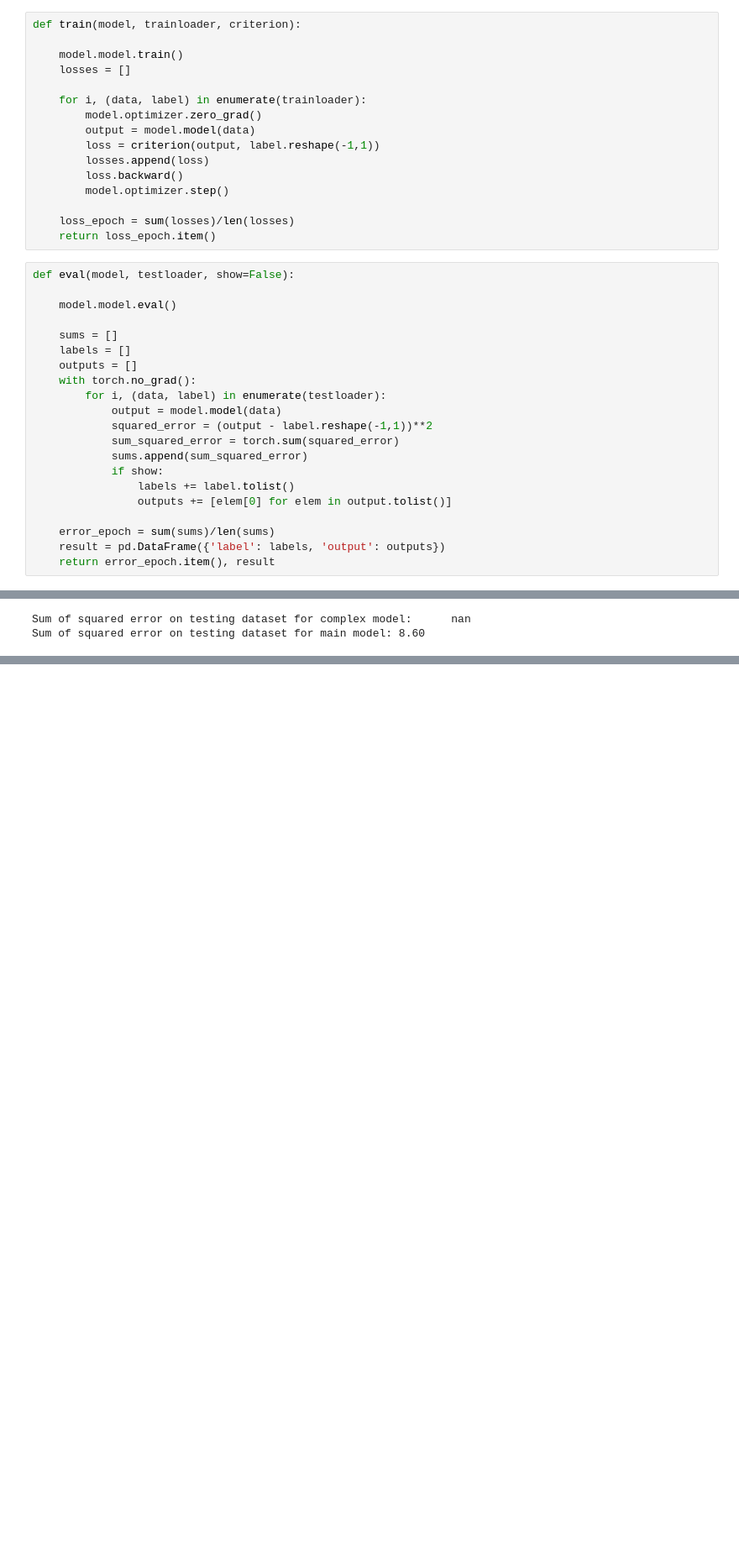
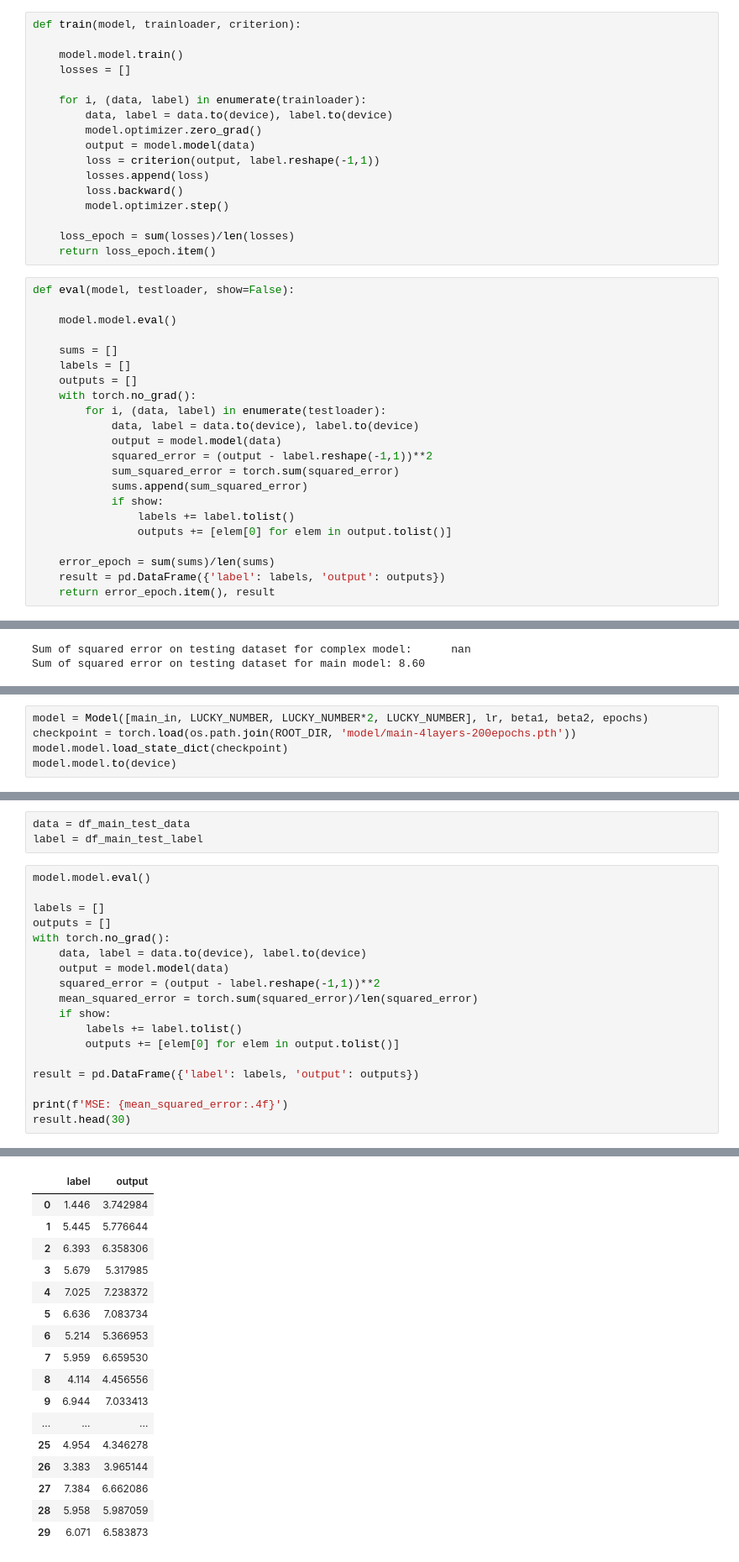
Before and after one commit to bramyeon/sicss-happiness, a Jupyter notebook: model.ipynb, the cells around one changed output, grey strips where cells are left out. Shown at 84% size. Cells and saved outputs as stored; diff of their text form; blank space fills up the shorter version.

```diff
--- a/model.ipynb
+++ b/model.ipynb
@@ -393,6 +393,7 @@ def train(model, trainloader, criterion):
     losses = []
 
     for i, (data, label) in enumerate(trainloader):
+        data, label = data.to(device), label.to(device)
         model.optimizer.zero_grad()
         output = model.model(data)
         loss = criterion(output, label.reshape(-1,1))
@@ -412,6 +413,7 @@ def eval(model, testloader, show=False):
     outputs = []
     with torch.no_grad():
         for i, (data, label) in enumerate(testloader):
+            data, label = data.to(device), label.to(device)
             output = model.model(data)
             squared_error = (output - label.reshape(-1,1))**2
             sum_squared_error = torch.sum(squared_error)
@@ -562,0 +567,5 @@ Sum of squared error on testing dataset for main model: 8.60
+# %%
+model = Model([main_in, LUCKY_NUMBER, LUCKY_NUMBER*2, LUCKY_NUMBER], lr, beta1, beta2, epochs)
+checkpoint = torch.load(os.path.join(ROOT_DIR, 'model/main-4layers-200epochs.pth'))
+model.model.load_state_dict(checkpoint)
+model.model.to(device)
@@ -562,0 +584,22 @@ Sum of squared error on testing dataset for main model: 8.60
+# %%
+data = df_main_test_data
+label = df_main_test_label
+# %%
+model.model.eval()
+
+labels = []
+outputs = []
+with torch.no_grad():
+    data, label = data.to(device), label.to(device)
+    output = model.model(data)
+    squared_error = (output - label.reshape(-1,1))**2
+    mean_squared_error = torch.sum(squared_error)/len(squared_error)
+    if show:
+        labels += label.tolist()
+        outputs += [elem[0] for elem in output.tolist()]
+
+result = pd.DataFrame({'label': labels, 'output': outputs})
+
+print(f'MSE: {mean_squared_error:.4f}')
+result.head(30)
+# %% [output]
@@ -562,0 +607,17 @@ Sum of squared error on testing dataset for main model: 8.60
+|  | label | output |
+| 0 | 1.446 | 3.742984 |
+| 1 | 5.445 | 5.776644 |
+| 2 | 6.393 | 6.358306 |
+| 3 | 5.679 | 5.317985 |
+| 4 | 7.025 | 7.238372 |
+| 5 | 6.636 | 7.083734 |
+| 6 | 5.214 | 5.366953 |
+| 7 | 5.959 | 6.659530 |
+| 8 | 4.114 | 4.456556 |
+| 9 | 6.944 | 7.033413 |
+| ... | ... | ... |
+| 25 | 4.954 | 4.346278 |
+| 26 | 3.383 | 3.965144 |
+| 27 | 7.384 | 6.662086 |
+| 28 | 5.958 | 5.987059 |
+| 29 | 6.071 | 6.583873 |
```
Also changed, not shown: parts of 7 cells of this notebook.
